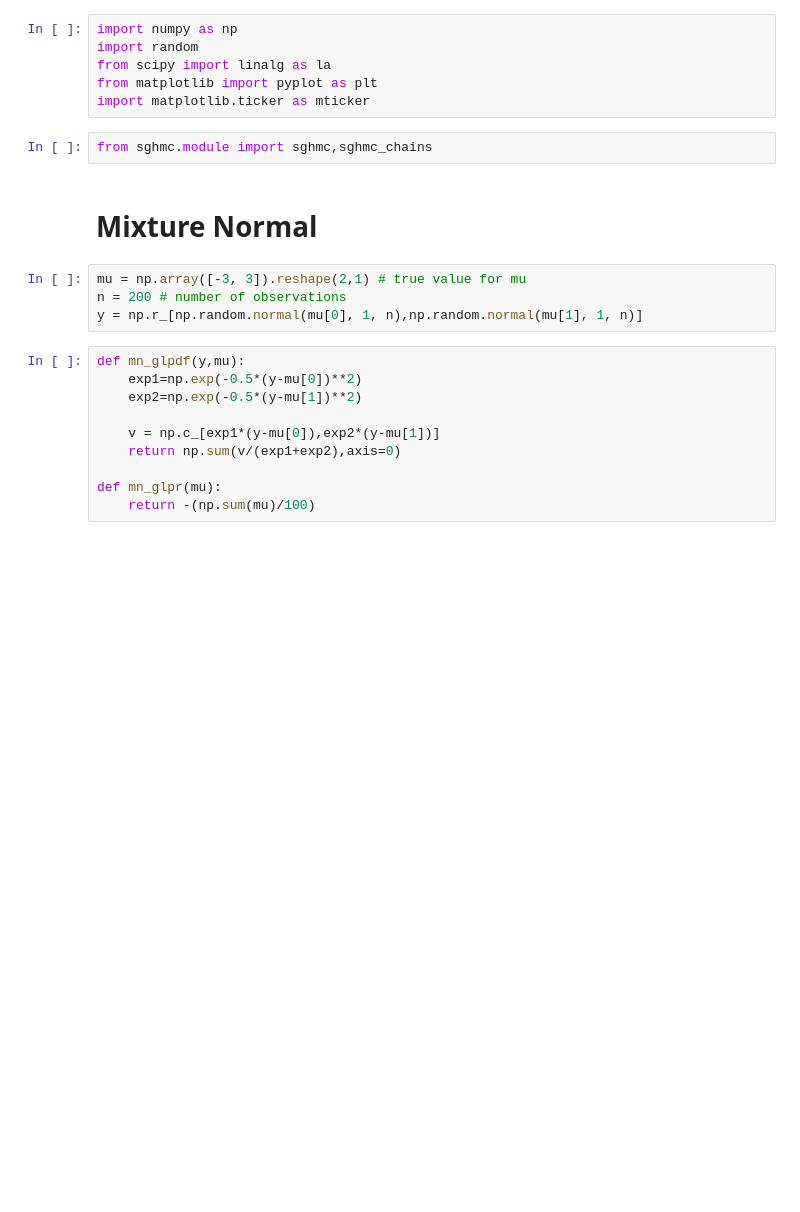
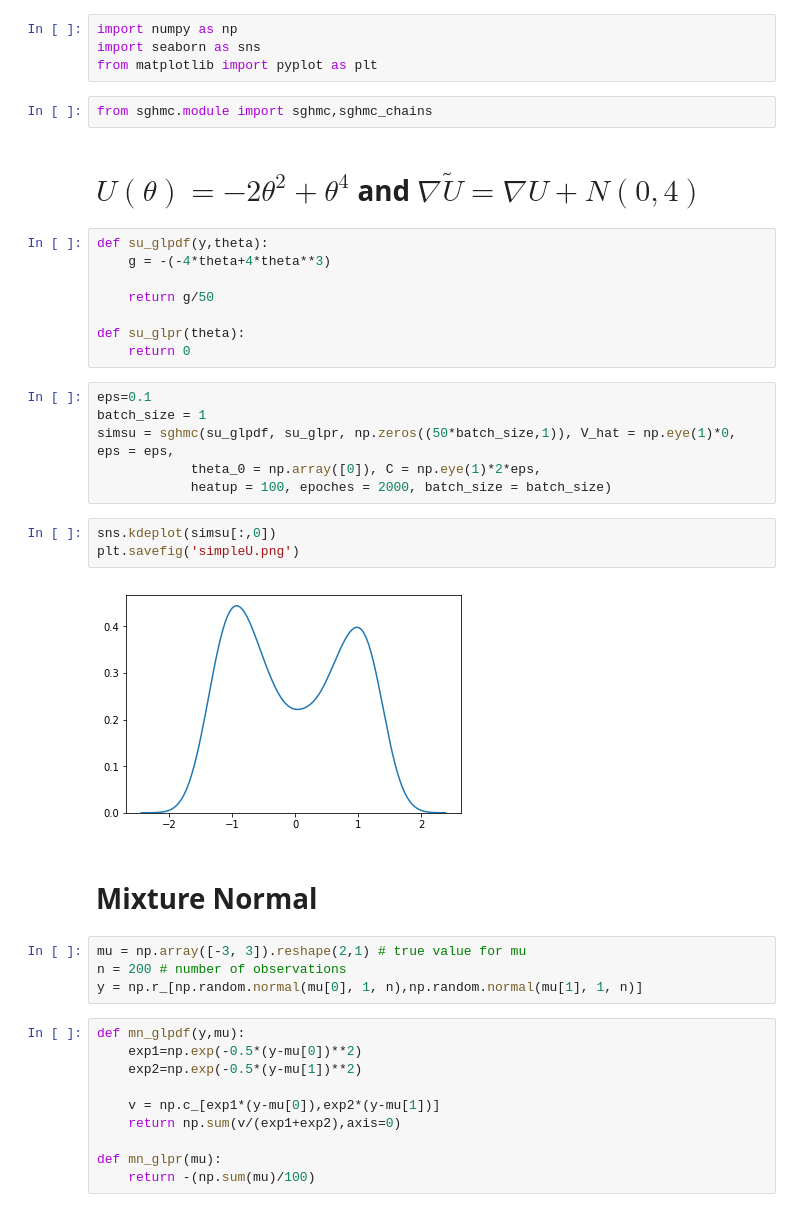
Before and after one commit to Senlody/SGHMC, a Jupyter notebook: development/Tests.ipynb, the cells around one changed output. Cells and saved outputs as stored; diff of their text form; blank space fills up the shorter version.

```diff
--- a/development/Tests.ipynb
+++ b/development/Tests.ipynb
@@ -1,11 +1,30 @@
 # %%
 import numpy as np
-import random
-from scipy import linalg as la
+import seaborn as sns
 from matplotlib import pyplot as plt
-import matplotlib.ticker as mticker
 # %%
 from sghmc.module import sghmc,sghmc_chains
+# %% [markdown]
+# $U(\theta)=-2\theta^2+\theta^4$ and $\nabla \tilde{U}=\nabla U + N(0,4)$
+# %%
+def su_glpdf(y,theta):
+    g = -(-4*theta+4*theta**3)
+
+    return g/50
+
+def su_glpr(theta):
+    return 0
+# %%
+eps=0.1
+batch_size = 1
+simsu = sghmc(su_glpdf, su_glpr, np.zeros((50*batch_size,1)), V_hat = np.eye(1)*0, eps = eps,
+            theta_0 = np.array([0]), C = np.eye(1)*2*eps,
+            heatup = 100, epoches = 2000, batch_size = batch_size)
+# %%
+sns.kdeplot(simsu[:,0])
+plt.savefig('simpleU.png')
+# %% [output]
+[figure, added]
 # %% [markdown]
 # Mixture Normal
 # %%
```
Also changed, not shown: parts of 22 cells of this notebook, 11 other files.
